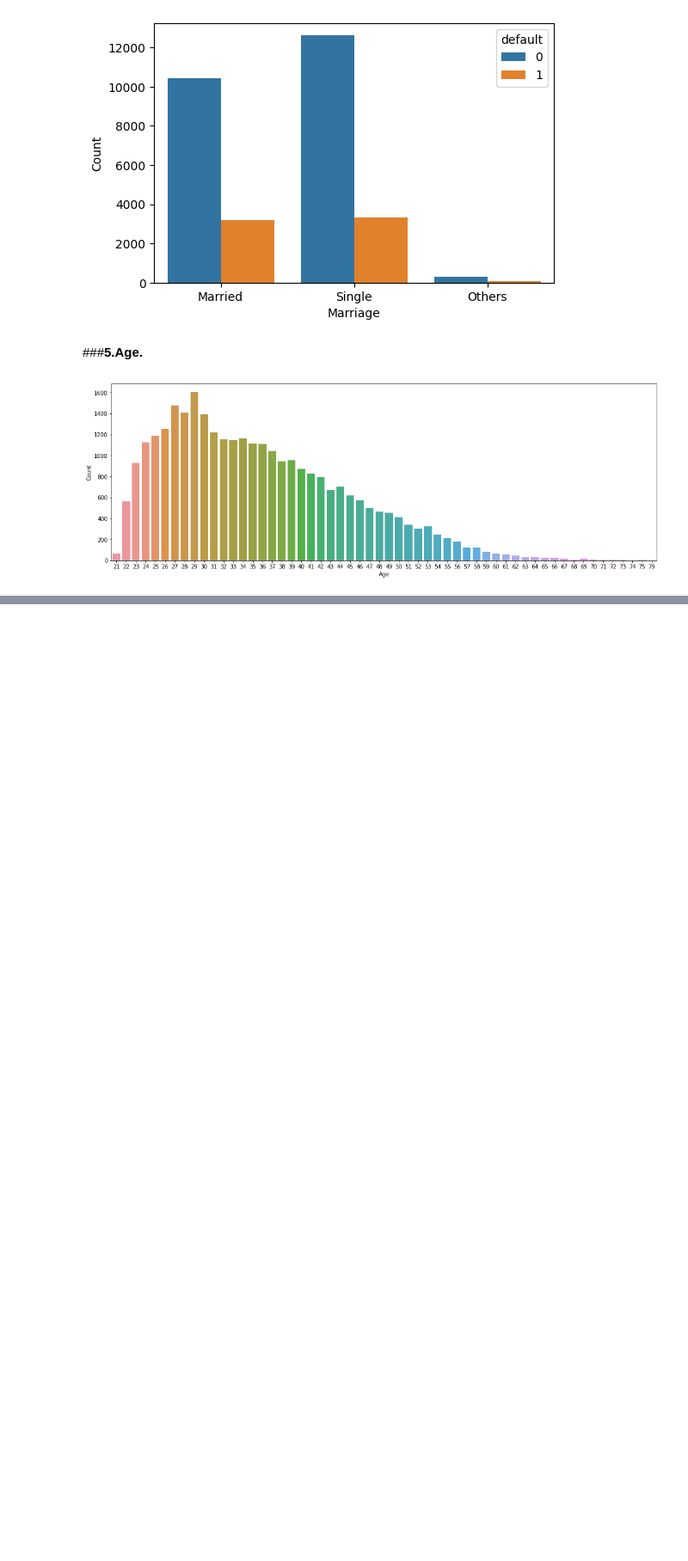
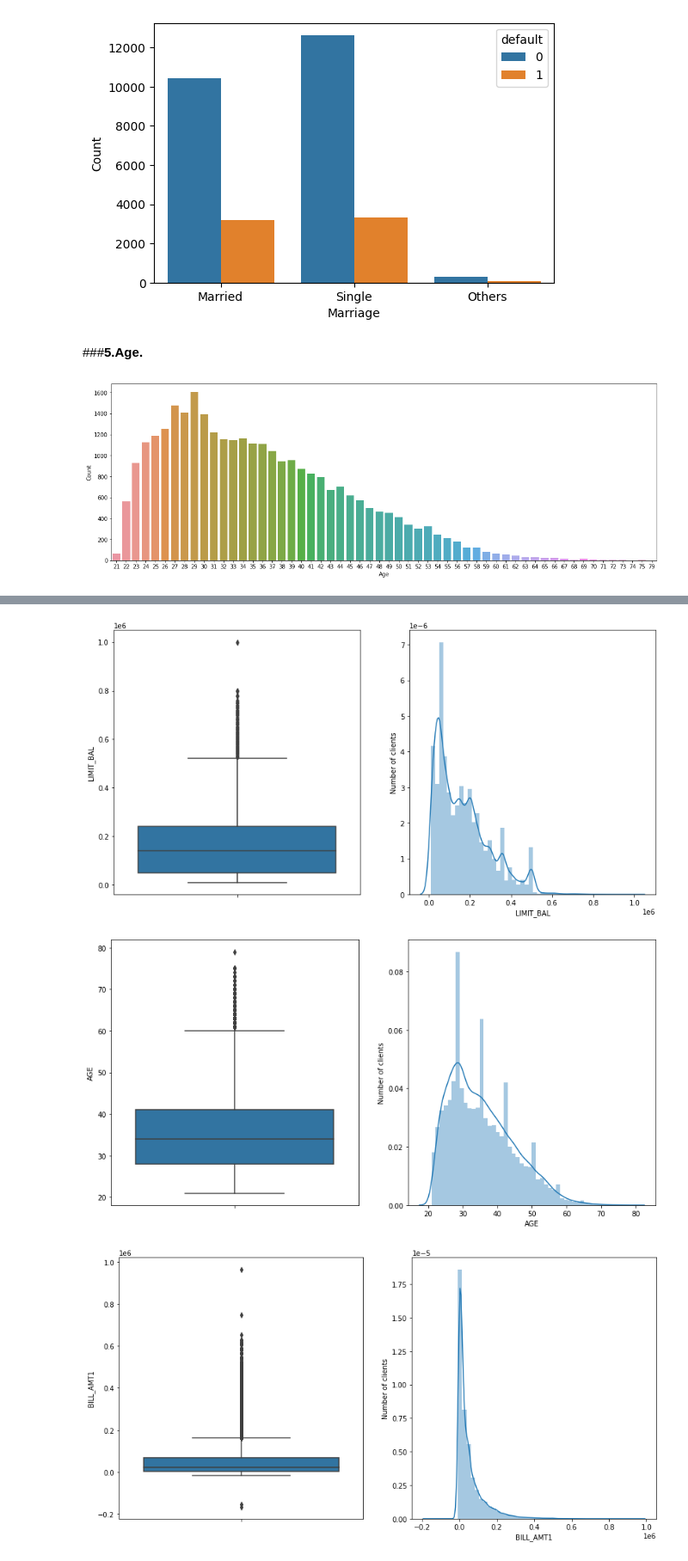
Before and after one commit to Tarunsri1998/Credit-Card-Default-Prediction, a Jupyter notebook: Credit_Card_Default_Prediction_Capstone_Project.ipynb, the cells around one changed output, grey strips where cells are left out. Shown at 86% size. Drawn from its saved outputs; the diff is of its cells as text; code cells hidden in the pictures; blank space fills up the shorter version.

```diff
--- a/Credit_Card_Default_Prediction_Capstone_Project.ipynb
+++ b/Credit_Card_Default_Prediction_Capstone_Project.ipynb
@@ -421,0 +424,3 @@ plt.show()
+# %%
+# Dropping unnecessary column
+credit_df.drop(['ID'], axis=1, inplace=True)
@@ -421,0 +433,4 @@ plt.show()
+# %%
+# find Numerical variables
+numerical = [var for var in credit_df.columns if credit_df[var].dtype!='O']
+print('There are {} numerical variables'.format(len(numerical)))
@@ -421,0 +439,8 @@ plt.show()
+# %%
+discrete = []
+for var in numerical:
+    if len(credit_df[var].unique())<20:
+        print(var, ' values: ', credit_df[var].unique())
+        discrete.append(var)
+
+print('There are {} discrete variables'.format(len(discrete)))
@@ -421,0 +456,20 @@ plt.show()
+# %%
+continuous = [var for var in numerical if var not in discrete and var not in ['Id']]
+# %%
+for var in continuous:
+    plt.figure(figsize=(14,7))
+    plt.subplot(1, 2, 1)
+    fig = sns.boxplot(y=credit_df[var])
+    fig.set_title('')
+    fig.set_ylabel(var)
+
+    plt.subplot(1, 2, 2)
+    fig = sns.distplot(credit_df[var].dropna())
+    fig.set_ylabel('Number of clients')
+    fig.set_xlabel(var)
+
+    plt.show()
+# %% [output]
+[figure, added]
+[figure, added]
+[figure, added]
```
Also changed, not shown: parts of 10 cells of this notebook.
